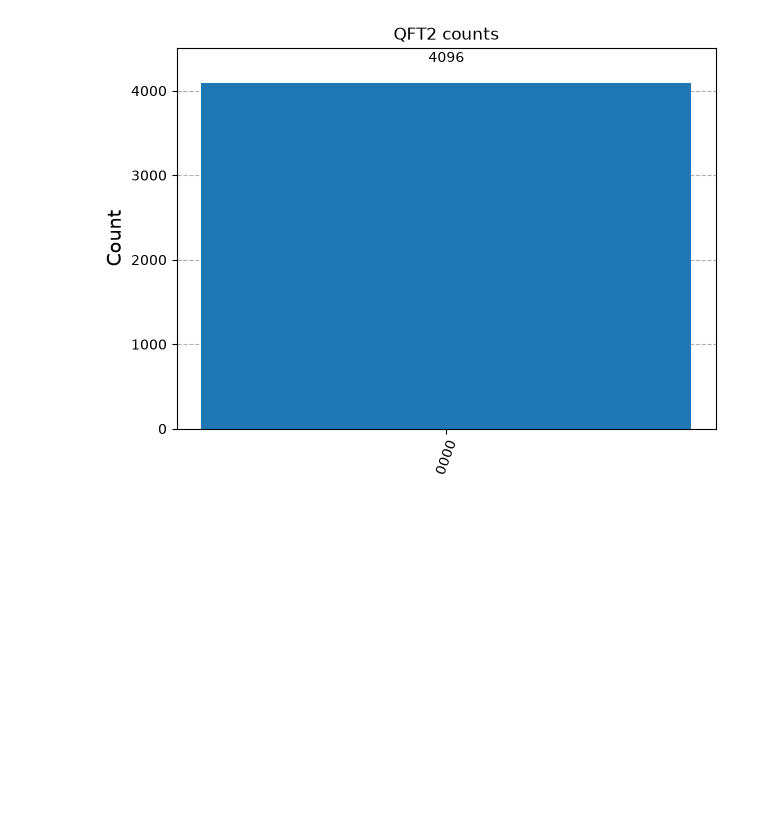
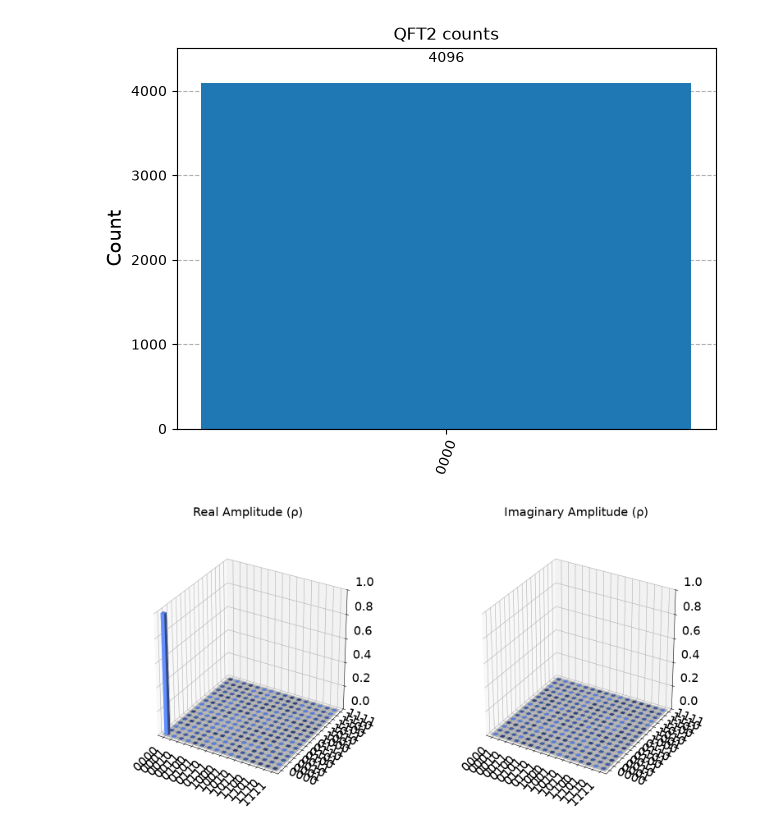
Before and after one commit to felglo/FPTest1, a Jupyter notebook: playground/qiskittestest.ipynb, the cells around one changed output. Drawn from its saved outputs; the diff is of its cells as text; code cells hidden in the pictures; blank space fills up the shorter version.

```diff
--- a/playground/qiskittestest.ipynb
+++ b/playground/qiskittestest.ipynb
@@ -77,3 +77,8 @@ counts2 = result2.get_counts(circ2)
 plot_histogram(counts2, title="QFT2 counts")
 # %% [output]
 [figure]
+# %%
+sv2 = Statevector(transpiled_circuit2)
+sv2.draw(output="city")
+# %% [output]
+[figure, added]
```
Also changed, not shown: 1 other file.
